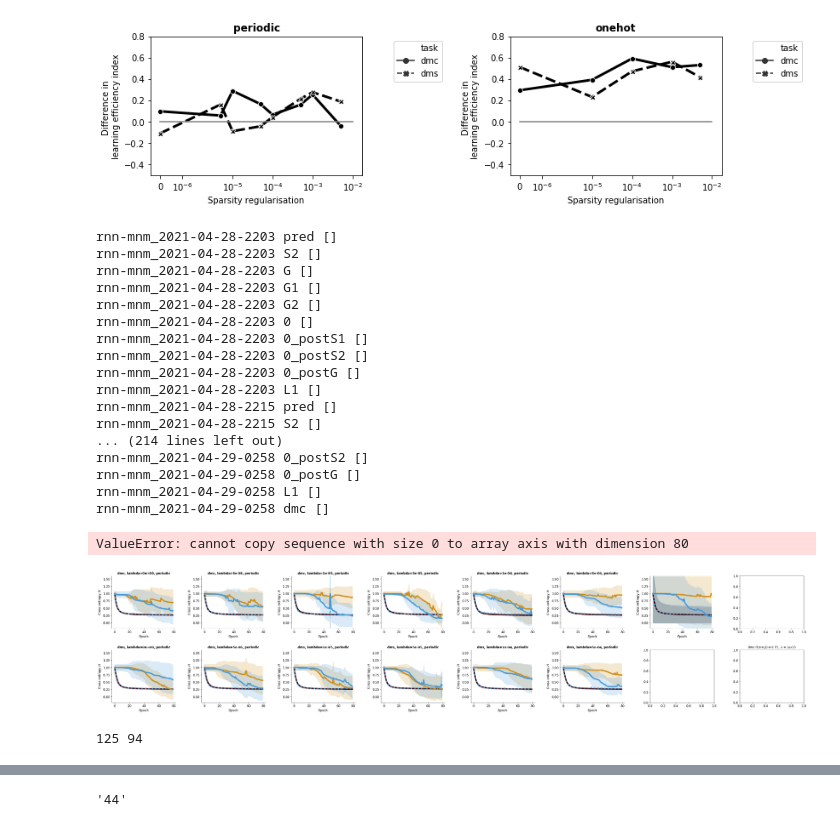
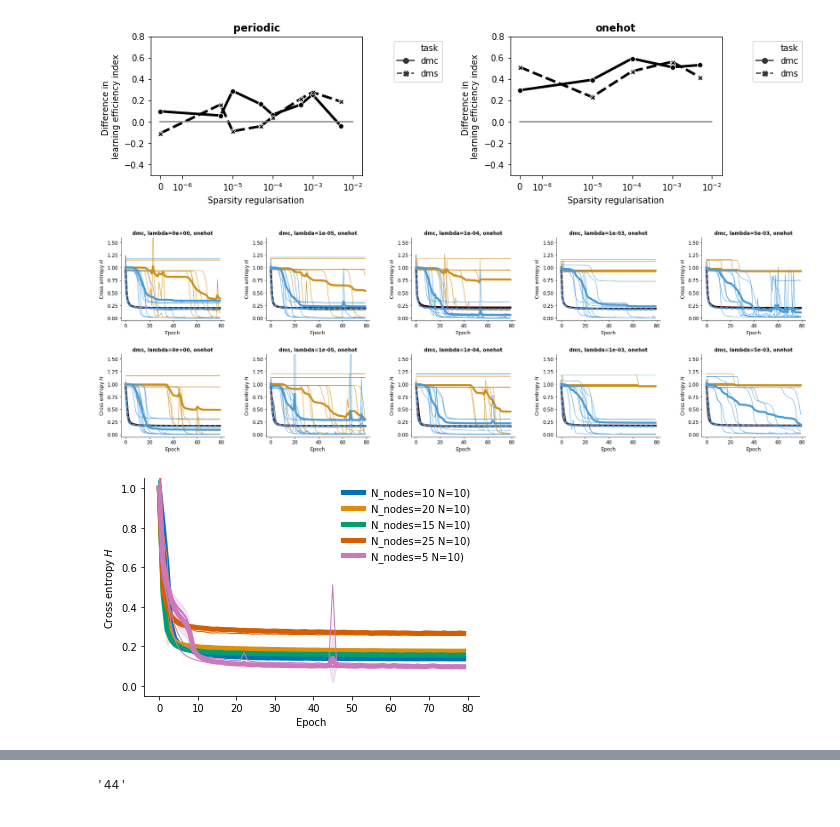
Before and after one commit to vdplasthijs/eavesdropping, a Jupyter notebook: multitasking learning for recurrent nets.ipynb, the cells around one changed output, grey strips where cells are left out. Saved outputs shown, nothing was run; the diff lists cells and outputs as text; code cells hidden in the pictures.

```diff
--- a/multitasking learning for recurrent nets.ipynb
+++ b/multitasking learning for recurrent nets.ipynb
@@ -251,44 +251,29 @@ df = prm.plot_learning_efficiency(plot_difference=True)
 Cutting of DF because of empty rows
 [figure]
 # %%
-# sparsity_str_arr = ['0e+00', '1e-05', '1e-04', '1e-03', '5e-03']
-sparsity_str_arr = ['0e+00', '5e-06', '1e-05', '5e-05', '1e-04', '5e-04', '1e-03', '5e-03']
+sparsity_str_arr = ['0e+00', '1e-05', '1e-04', '1e-03', '5e-03']
+# sparsity_str_arr = ['0e+00', '5e-06', '1e-05', '5e-05', '1e-04', '5e-04', '1e-03', '5e-03']
 fig, ax = plt.subplots(2, len(sparsity_str_arr), figsize=(len(sparsity_str_arr) * 6, 9), gridspec_kw={'wspace': 0.4, 'hspace': 0.4})
 pr.set_fontsize(12)
 for i_spars, spars in enumerate(sparsity_str_arr):
     for i_task, task in enumerate(['dmc', 'dms']):
-        for i_nat, nat in enumerate(['periodic']):
+        for i_nat, nat in enumerate(['onehot']):
             prm.plot_effect_eavesdropping_learning(task=task, ratio_exp_str='7525',
                                                    sparsity_str=spars, nature_stim=nat,
                                                    ax=ax[i_task + 2 * i_nat][i_spars],
+                                                   plot_std=False, plot_indiv=True,
                                                    plot_legend=(i_spars == 0 and i_task ==0 and i_nat == 0 and False))
             ax[i_task + 2 * i_nat][i_spars].set_title(f'{task}, lambda={spars}, {nat}',
                                                      fontdict={'weight': 'bold'})
 plt.savefig('figures/learning_efficiency_dmc_dms_periodic_only.pdf', bbox_inches='tight')
 # %% [output]
-rnn-mnm_2021-04-28-2203 pred []
-rnn-mnm_2021-04-28-2203 S2 []
-rnn-mnm_2021-04-28-2203 G []
-rnn-mnm_2021-04-28-2203 G1 []
-rnn-mnm_2021-04-28-2203 G2 []
-rnn-mnm_2021-04-28-2203 0 []
-rnn-mnm_2021-04-28-2203 0_postS1 []
-rnn-mnm_2021-04-28-2203 0_postS2 []
-rnn-mnm_2021-04-28-2203 0_postG []
-rnn-mnm_2021-04-28-2203 L1 []
-rnn-mnm_2021-04-28-2215 pred []
-rnn-mnm_2021-04-28-2215 S2 []
-... (214 lines left out)
-rnn-mnm_2021-04-29-0258 0_postS2 []
-rnn-mnm_2021-04-29-0258 0_postG []
-rnn-mnm_2021-04-29-0258 L1 []
-rnn-mnm_2021-04-29-0258 dmc []
-ValueError: cannot copy sequence with size 0 to array axis with dimension 80
-[figure, old version]
+[figure, new version]
+# %%
+prm.plot_n_nodes_sweep(plot_indiv=True)
+# %% [output]
+[figure, added]
 # %%
 (x_train, y_train, x_test, y_test), (labels_train, labels_test) = bpm.generate_synt_data_general(n_total=1000, t_delay=2, t_stim=2,
                                ratio_train=0.8, ratio_exp=0.75,
                                noise_scale=0.05, late_s2=False,
-                               nature_stim='periodic', task='dms')
+                               nature_stim='onehot', task='dmc')
-# %% [output]
-125 94
```
Also changed, not shown: parts of 1 cell of this notebook, 57 other files.
